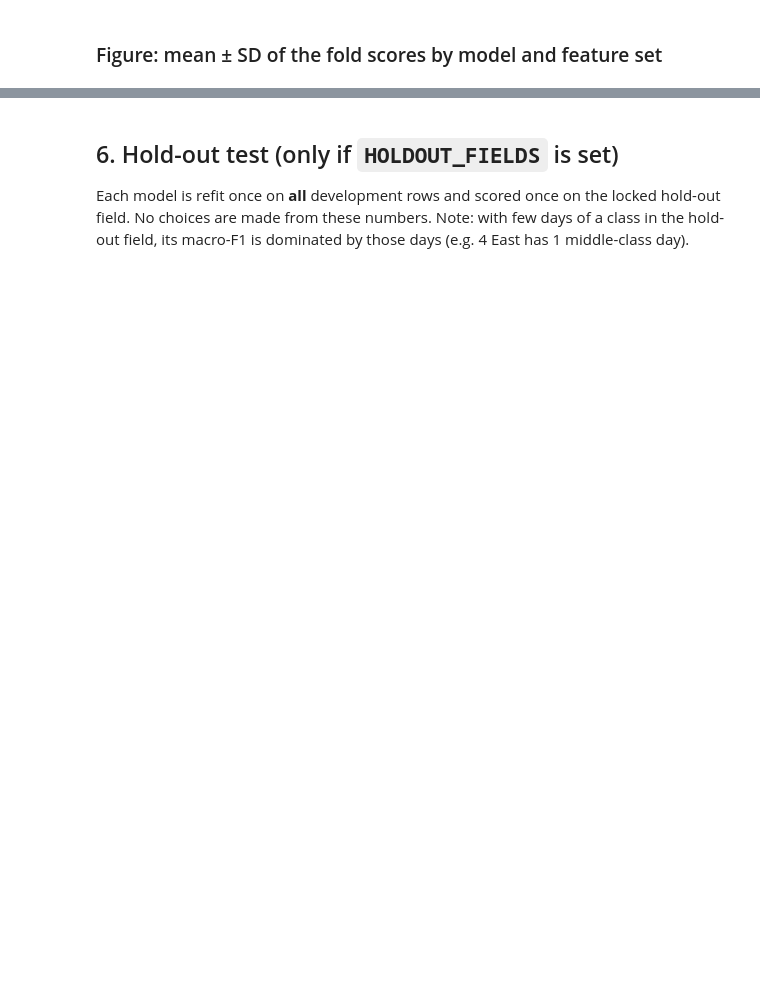
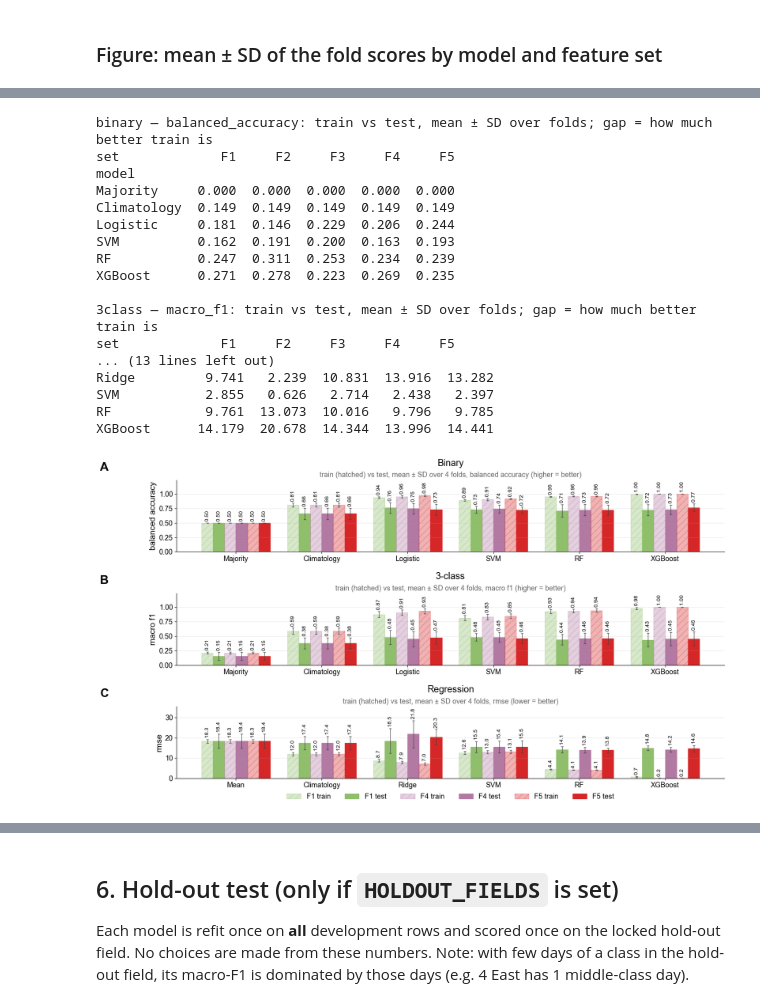
Before and after one commit to edrian-liao/rice-methane-downscaling, a Jupyter notebook: notebooks/train_model.ipynb, the cells around one changed output, grey strips where cells are left out. Cells and saved outputs as stored; diff of their text form; code cells hidden in the pictures; blank space fills up the shorter version.

```diff
--- a/notebooks/train_model.ipynb
+++ b/notebooks/train_model.ipynb
@@ -503 +529,70 @@ plt.show()
+# %%
+GAP_SETS = ["F1", "F4", "F5"]     # feature sets shown in the figure (all sets are in the table / CSV)
+
+def fold_mean_sd(frame, metric):
+    return frame.groupby(["task", "set", "model"])[metric].agg(["mean", "std"])
+
+gap_tabs = {}
+for task, metric in PRIMARY_METRIC.items():
+    tr = fold_mean_sd(by_fold_train[by_fold_train.task == task], metric)
+    te = fold_mean_sd(by_fold[by_fold.task == task], metric)
+    g = tr.join(te, lsuffix="_train", rsuffix="_test").reset_index()
+    g["gap"] = (g.mean_test - g.mean_train) if metric in LOWER_IS_BETTER else (g.mean_train - g.mean_test)
+    gap_tabs[task] = g
+    show = g.assign(train=g.mean_train.map("{:.3f}".format) + " ± " + g.std_train.map("{:.3f}".format),
+                    test=g.mean_test.map("{:.3f}".format) + " ± " + g.std_test.map("{:.3f}".format))
+    print(f"\n{task} — {metric}: train vs test, mean ± SD over folds; gap = how much better train is")
+    print(show.pivot(index="model", columns="set", values="gap").loc[list(make_models(task))]
+          .round(3).to_string())
+train_test = pd.concat(gap_tabs.values(), ignore_index=True)
+
+fig, axes = plt.subplots(len(TASKS), 1, figsize=SLIDE_SIZE, layout="constrained")
+fig.get_layout_engine().set(h_pad=0.12, hspace=0.06)   # room between stacked panels
+n_bar = 2 * len(GAP_SETS)
+for k, (ax, (task, metric)) in enumerate(zip(np.atleast_1d(axes), PRIMARY_METRIC.items())):
+    g = gap_tabs[task]
+    models = [m for m in make_models(task) if m in set(g.model)]
+    x = np.arange(len(models)); w = 0.8 / n_bar
+    j = 0
+    for s in GAP_SETS:
+        gs_ = g[g.set == s].set_index("model").loc[models]
+        for part, alpha, hatch in (("train", 0.35, "//"), ("test", 1.0, None)):
+            xs = x + (j - (n_bar - 1) / 2) * w
+            ax.bar(xs, gs_[f"mean_{part}"], w, yerr=gs_[f"std_{part}"], capsize=2,
+                   color=set_colors[s], alpha=alpha, hatch=hatch, edgecolor=set_colors[s],
+                   error_kw=dict(lw=0.9, ecolor="#444444"), label=f"{s} {part}")
+            # value label above each bar (above its error bar)
+            fmt = "{:.1f}" if metric in LOWER_IS_BETTER else "{:.2f}"
+            for xi, mu, sd in zip(xs, gs_[f"mean_{part}"], gs_[f"std_{part}"].fillna(0)):
+                ax.text(xi, mu + sd, " " + fmt.format(mu), rotation=90, ha="center", va="bottom", fontsize=10)
+            j += 1
+    ax.set_xticks(x); ax.set_xticklabels(models); ax.set_ylabel(metric.replace("_", " "))
+    ax.set_title({"binary": "Binary", "3class": "3-class", "regression": "Regression"}[task], pad=26)
+    subtitle(ax, f"train (hatched) vs test, mean ± SD over {len(FOLDS)} folds, {metric.replace('_', ' ')}"
+                 + (" (lower = better)" if metric in LOWER_IS_BETTER else " (higher = better)"))
+    ax.grid(axis="y", alpha=0.25)
+    ax.set_ylim(top=ax.get_ylim()[1] * 1.18)      # headroom for the value labels
+    panel_letter(ax, "ABCDEFG"[k])
+np.atleast_1d(axes)[-1].legend(ncol=n_bar, frameon=False, loc="upper center", bbox_to_anchor=(0.5, -0.12))
+fig.savefig(OUT_DIR / "train_vs_test_by_model.png", dpi=SLIDE_DPI)
+plt.show()
+# %% [output]
+binary — balanced_accuracy: train vs test, mean ± SD over folds; gap = how much better train is
+set             F1     F2     F3     F4     F5
+model
+Majority     0.000  0.000  0.000  0.000  0.000
+Climatology  0.149  0.149  0.149  0.149  0.149
+Logistic     0.181  0.146  0.229  0.206  0.244
+SVM          0.162  0.191  0.200  0.163  0.193
+RF           0.247  0.311  0.253  0.234  0.239
+XGBoost      0.271  0.278  0.223  0.269  0.235
+
+3class — macro_f1: train vs test, mean ± SD over folds; gap = how much better train is
+set             F1     F2     F3     F4     F5
+... (13 lines left out)
+Ridge         9.741   2.239  10.831  13.916  13.282
+SVM           2.855   0.626   2.714   2.438   2.397
+RF            9.761  13.073  10.016   9.796   9.785
+XGBoost      14.179  20.678  14.344  13.996  14.441
+[figure, added]
 # %% [markdown]
```
Also changed, not shown: parts of 31 cells of this notebook, 8 other files.
